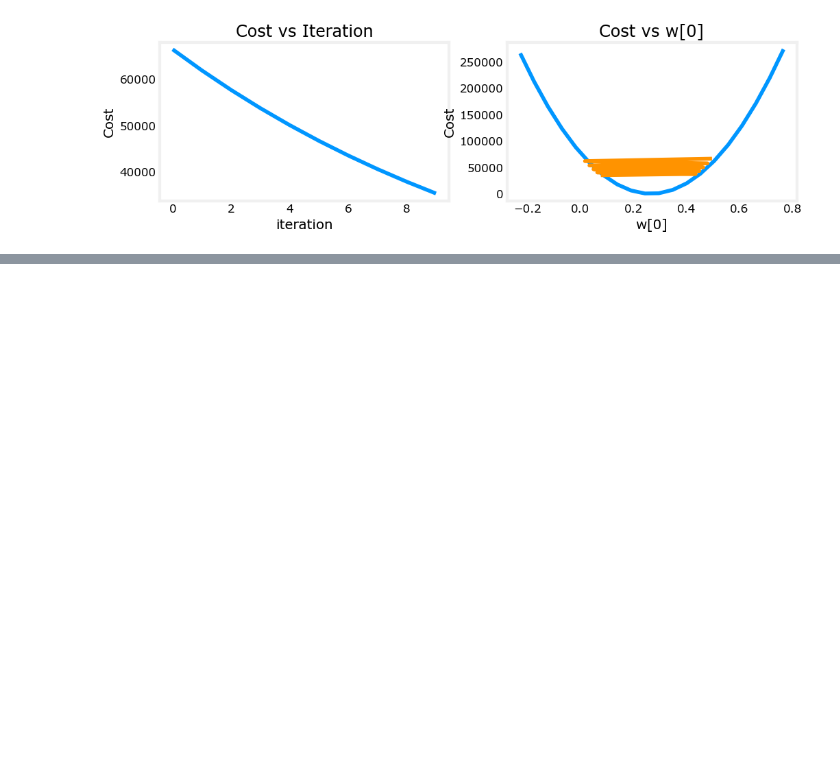
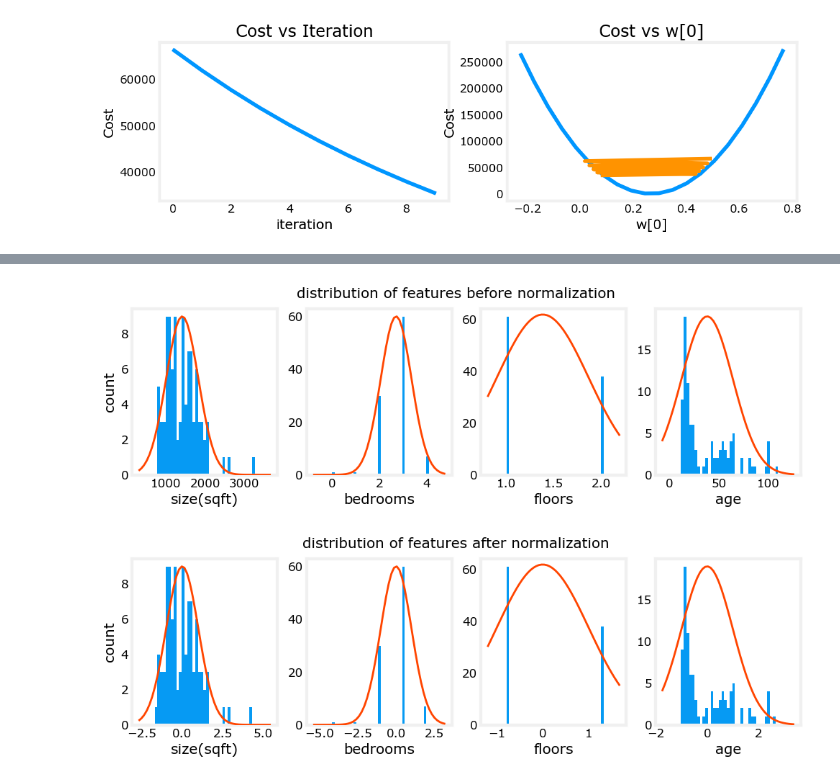
Before and after one commit to Nithish-exe/Coursera-Machine-Learning, a Jupyter notebook: Fundamentals/2_Multivariate_Regression/3_featureScaleLearnRate.ipynb, the cells around one changed output, grey strips where cells are left out. Saved outputs shown, nothing was run; the diff lists cells and outputs as text; code cells hidden in the pictures; blank space fills up the shorter version.

```diff
--- a/Fundamentals/2_Multivariate_Regression/3_featureScaleLearnRate.ipynb
+++ b/Fundamentals/2_Multivariate_Regression/3_featureScaleLearnRate.ipynb
@@ -67,0 +95,8 @@ plot_cost_i_w(x_train, y_train, hist)
+# %%
+# you can use the zscore formula to normalize data points so they fit in a small range
+# normalizing data makes predictions more efficient but you need to remember to scale your final answer back
+def zscore_normalize_features(x):
+    mu = np.mean(x, axis=0) # mu has the shape (n,) and contains the mean of each feature
+    sigma = np.std(x, axis=0) # sigma has the shape (n,) and contains the stdev of each feature
+    x_norm = (x - mu) / sigma # use the zscore formula to normalize features
+    return(x_norm, mu, sigma)
@@ -67,0 +138,21 @@ plot_cost_i_w(x_train, y_train, hist)
+# %%
+# we can visualize the difference between the raw and normalized data and see how much easier it is to process as look at
+# notice that the plots look the exact same, only the scales have changed, the peaks are now apart by 2-3 instead of 20-30
+# normalization keeps data proportionate
+fig,ax=plt.subplots(1, 4, figsize=(12, 3))
+for i in range(len(ax)):
+    norm_plot(ax[i],x_train[:,i],)
+    ax[i].set_xlabel(x_features[i])
+ax[0].set_ylabel("count");
+fig.suptitle("distribution of features before normalization")
+plt.show()
+fig,ax=plt.subplots(1,4,figsize=(12,3))
+for i in range(len(ax)):
+    norm_plot(ax[i],x_norm[:,i],)
+    ax[i].set_xlabel(x_features[i])
+ax[0].set_ylabel("count");
+fig.suptitle("distribution of features after normalization")
+plt.show()
+# %% [output]
+[figure, added]
+[figure, added]
```
Also changed, not shown: parts of 10 cells of this notebook, 1 other file.
